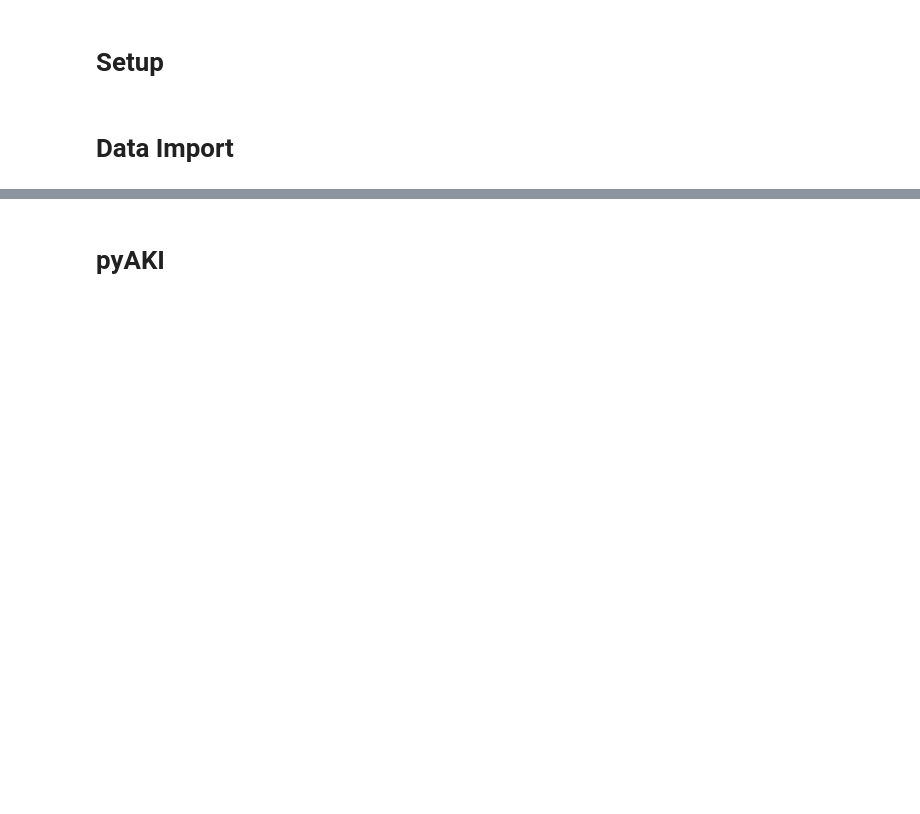
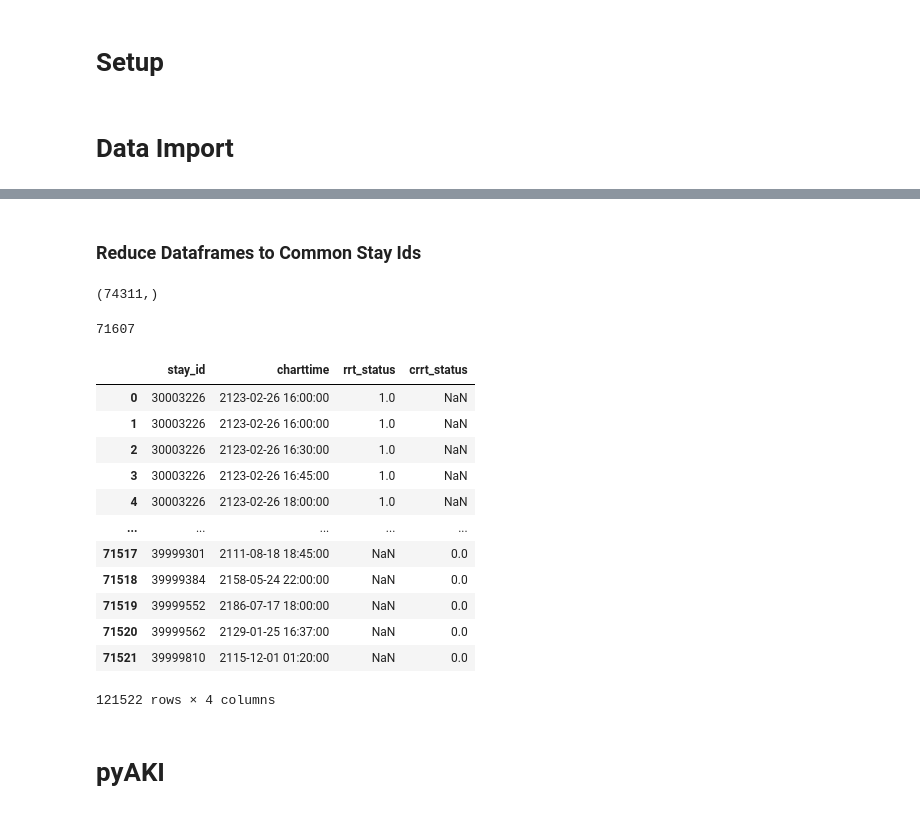
Before and after one commit to aidh-ms/pyAKI, a Jupyter notebook: mimic_experiment.ipynb, the cells around one changed output, grey strips where cells are left out. Saved outputs shown, nothing was run; the diff lists cells and outputs as text; code cells hidden in the pictures; blank space fills up the shorter version.

```diff
--- a/mimic_experiment.ipynb
+++ b/mimic_experiment.ipynb
@@ -23,0 +91,4 @@ mimic_kdigo = mimic_kdigo.sort_values(['stay_id', 'charttime'])
+# %%
+mimic_weights.drop(["subject_id", "weight_admit", "weight_min", "weight_max"], axis=1, inplace=True)
+# %% [markdown]
+### Reduce Dataframes to Common Stay Ids
@@ -24,3 +97,47 @@ mimic_kdigo = mimic_kdigo.sort_values(['stay_id', 'charttime'])
+# %%
+mimic_weights.stay_id.unique().shape
+# %% [output]
+(74311,)
+# %%
+# find common stay_ids in weights, creatinine and urineoutput
+stay_ids = set(mimic_weights['stay_id']).intersection(set(mimic_creatinine['stay_id'])).intersection(set(mimic_urineoutput['stay_id']))
+len(stay_ids)
+# %% [output]
+71607
+# %%
+# subset dataframes
+mimic_creatinine = mimic_creatinine[mimic_creatinine['stay_id'].isin(stay_ids)]
+mimic_urineoutput = mimic_urineoutput[mimic_urineoutput['stay_id'].isin(stay_ids)]
+mimic_weights = mimic_weights[mimic_weights['stay_id'].isin(stay_ids)]
+# %%
+### expand rrt dataframe to include all patients
+# get first entry for each patient
+mimic_first = mimic_urineoutput.groupby("stay_id").first()["charttime"]
+# drop patients already in rrt
+mimic_first = mimic_first[~mimic_first.index.isin(mimic_rrt["stay_id"])]
+# expand mimic_rrt to include all patients
+# convert into dataframe
+mimic_first = pd.DataFrame(mimic_first)
+# add rrt_status column
+mimic_first["crrt_status"] = 0
+mimic_first.reset_index(inplace=True)
+mimic_rrt.rename(columns={"dialysis_present": "rrt_status"}, inplace=True)
+mimic_rrt = pd.concat([mimic_rrt, mimic_first])
+mimic_rrt
+# %% [output]
+|  | stay_id | charttime | rrt_status | crrt_status |
+| 0 | 30003226 | 2123-02-26 16:00:00 | 1.0 | NaN |
+| 1 | 30003226 | 2123-02-26 16:00:00 | 1.0 | NaN |
+| 2 | 30003226 | 2123-02-26 16:30:00 | 1.0 | NaN |
+| 3 | 30003226 | 2123-02-26 16:45:00 | 1.0 | NaN |
+| 4 | 30003226 | 2123-02-26 18:00:00 | 1.0 | NaN |
+| ... | ... | ... | ... | ... |
+| 71517 | 39999301 | 2111-08-18 18:45:00 | NaN | 0.0 |
+| 71518 | 39999384 | 2158-05-24 22:00:00 | NaN | 0.0 |
+| 71519 | 39999552 | 2186-07-17 18:00:00 | NaN | 0.0 |
+| 71520 | 39999562 | 2129-01-25 16:37:00 | NaN | 0.0 |
+| 71521 | 39999810 | 2115-12-01 01:20:00 | NaN | 0.0 |
+121522 rows × 4 columns
 # %% [markdown]
 # pyAKI
 # %%
```
Also changed, not shown: parts of 28 cells of this notebook, 4 other files.
